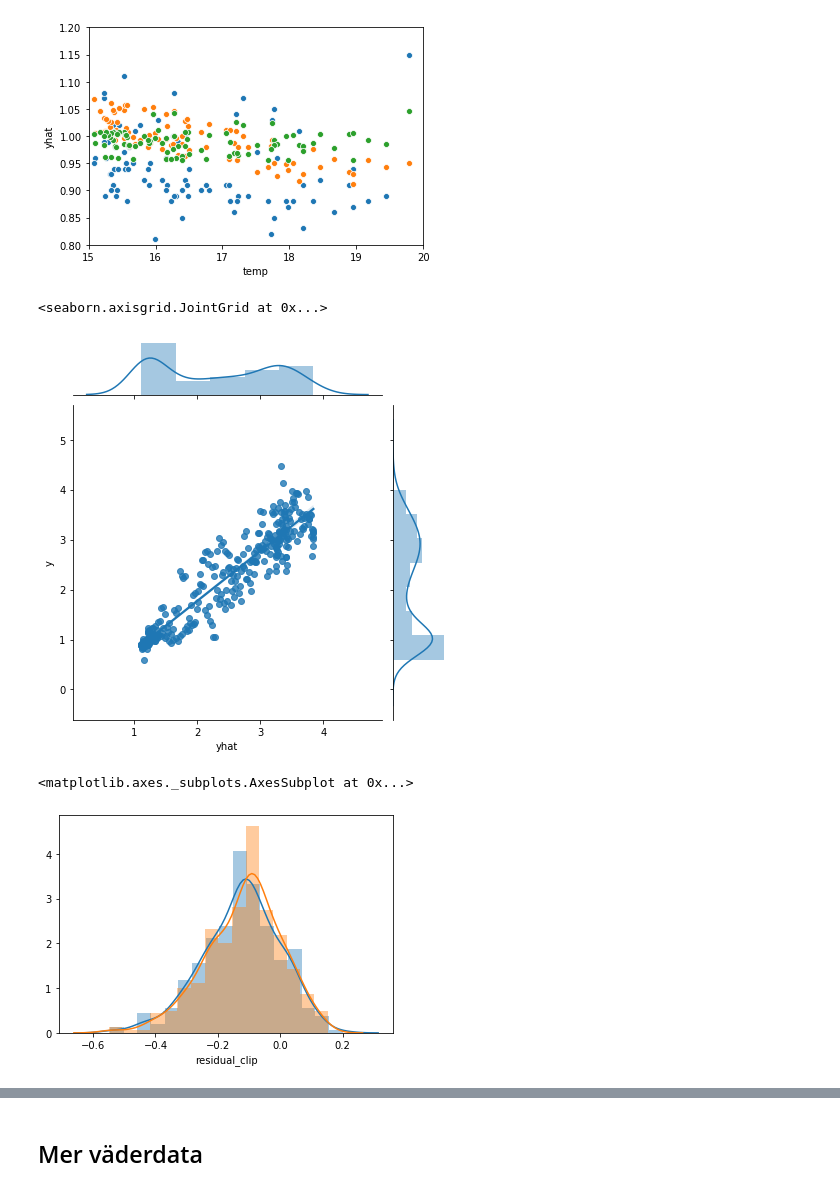
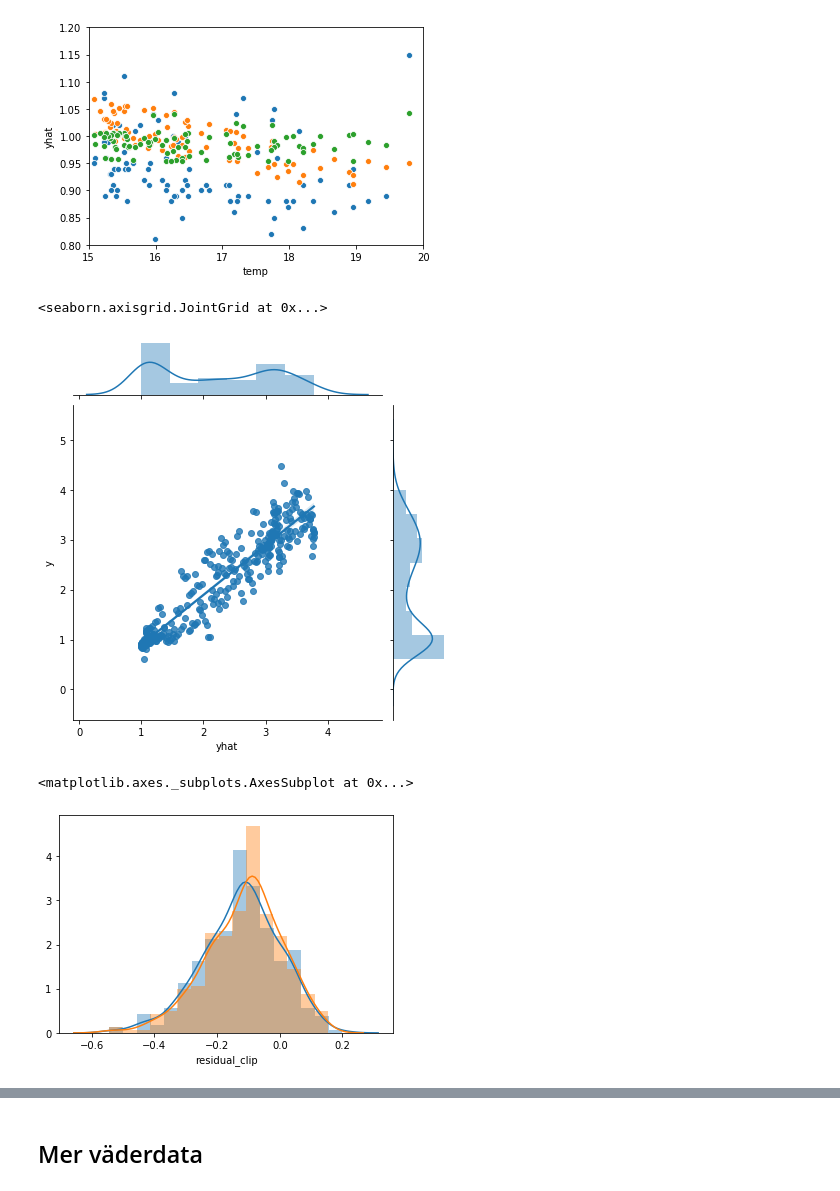
Before and after one commit to IdaLundholmBenzi/Analysutmaning_prognos, a Jupyter notebook: TDS9_forecast.ipynb, the cells around one changed output, grey strips where cells are left out. Drawn from its saved outputs; the diff is of its cells as text; code cells hidden in the pictures.

```diff
--- a/TDS9_forecast.ipynb
+++ b/TDS9_forecast.ipynb
@@ -49,9 +68,0 @@ För prognostävlingen skall resultat utvärderas på senaste året vilket blir
-# %%
-df_m = df[['timestamp', 'consumption_value']]
-df_m.columns = ['ds', 'y']
-
-train = df_m[df_m['ds'] <= '2017-12-31']
-test = df_m[(df_m.ds > '2017-12-31') & (df_m.ds <= '2018-12-31')]
-validate = df_m[df_m.ds > '2018-12-31']
-
-test.head()
@@ -64,0 +69,11 @@ test.head()
+# %%
+def divide_into_train_and_test(df):
+    train = df[df.ds <= '2016-12-31']
+    test = df[(df.ds > '2016-12-31') & (df.ds<='2017-12-31')]
+    return train, test
+
+df_m = df[['timestamp', 'consumption_value']]
+df_m.columns = ['ds', 'y']
+
+train, test = divide_into_train_and_test(df_m)
+test.head()
@@ -266,9 +284,7 @@ plt.plot(df_m_temp.temp_K_norm, df_m_temp.y, '.')
 [<matplotlib.lines.Line2D at 0x...>]
 [figure]
 # %%
-train = df_m_temp[df_m_temp['ds'] <= '2017-12-31']
-test = df_m_temp[(df_m_temp.ds > '2017-12-31') & (df_m.ds <= '2018-12-31')]
-validate = df_m_temp[df_m_temp.ds > '2018-12-31']
+train, test = divide_into_train_and_test(df_m_temp)
 
 m_temp_trans = Prophet(growth = 'linear',
              weekly_seasonality = False,
@@ -316,9 +332,7 @@ plt.plot(df_m_temp.temp_trans, df.consumption_value, '.')
 [<matplotlib.lines.Line2D at 0x...>]
 [figure]
 # %%
-train = df_m_temp[df_m_temp['ds'] <= '2017-12-31']
-test = df_m_temp[(df_m_temp.ds > '2017-12-31') & (df_m_temp.ds <= '2018-12-31')]
-validate = df_m_temp[df_m_temp.ds > '2018-12-31']
+train, test = divide_into_train_and_test(df_m_temp)
 
 m_temp_trans2 = Prophet(growth = 'linear',
              weekly_seasonality = False,
@@ -374,17 +388,17 @@ ax.set_ylim(0.8,1.2)
 # %%
 df_merged_temp = df_m_temp.merge(forecast_tt[['ds', 'yhat']], left_on='ds', right_on='ds')
 df_merged_temp = df_merged_temp.merge(forecast_temp_trans[['ds', 'yhat']], left_on='ds', right_on='ds', suffixes=['', '_clip'])
 df_merged_temp['residual'] = df_merged_temp.y-df_merged_temp.yhat
 df_merged_temp['residual_clip'] = df_merged_temp.y-df_merged_temp.yhat_clip
 
-sns.jointplot("yhat", "y", data=df_merged[df_merged.ds >= '2018-01-01'], kind="reg")
+sns.jointplot("yhat", "y", data=df_merged[df_merged.ds >= '2017-01-01'], kind="reg")
 # %% [output]
 <seaborn.axisgrid.JointGrid at 0x...>
-[figure, old version]
+[figure, new version]
 # %%
-sns.distplot(df_merged_temp[(df_merged_temp.ds<='2018-12-31') & (df_merged_temp.ds > '2017-12-31')]['residual'])
-sns.distplot(df_merged_temp[(df_merged_temp.ds<='2018-12-31') & (df_merged_temp.ds > '2017-12-31')]['residual_clip'])
+sns.distplot(df_merged_temp[(df_merged_temp.ds<='2017-12-31') & (df_merged_temp.ds > '2016-12-31')]['residual'])
+sns.distplot(df_merged_temp[(df_merged_temp.ds<='2017-12-31') & (df_merged_temp.ds > '2016-12-31')]['residual_clip'])
 # %% [output]
 <matplotlib.axes._subplots.AxesSubplot at 0x...>
-[figure, old version]
+[figure, new version]
 # %%
```
Also changed, not shown: parts of 45 cells of this notebook.
